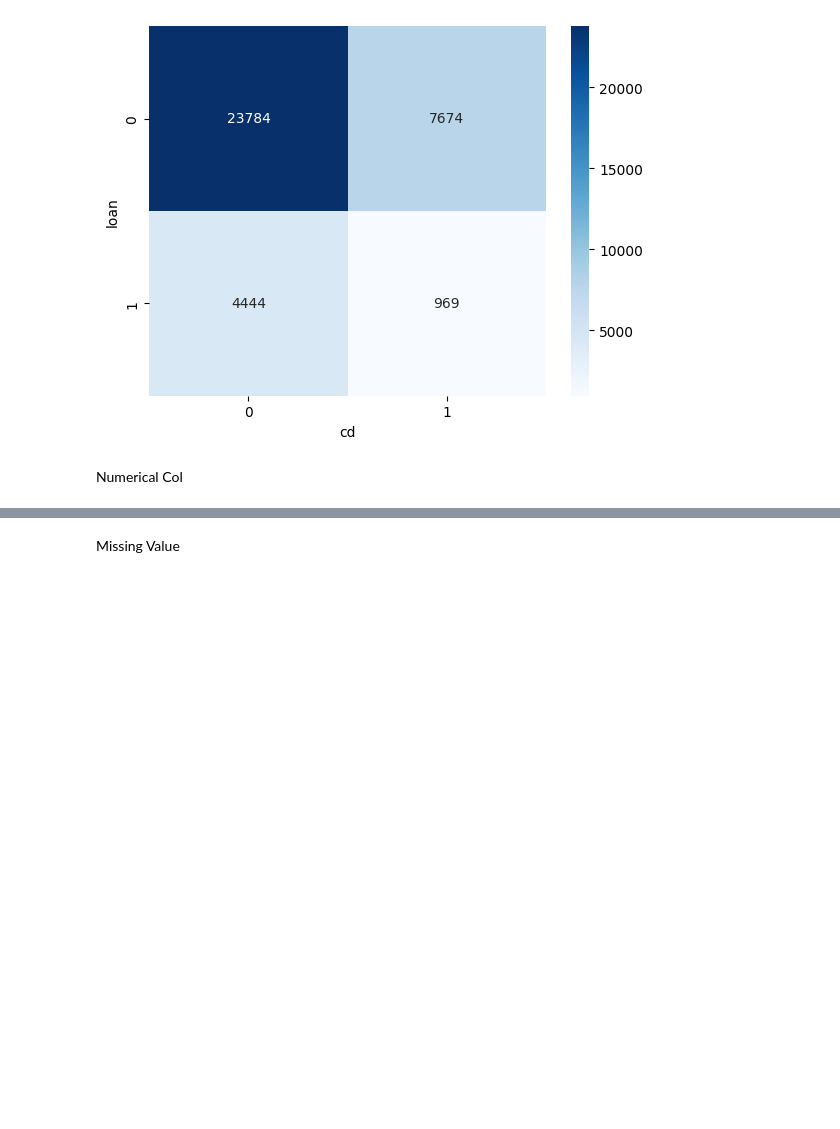
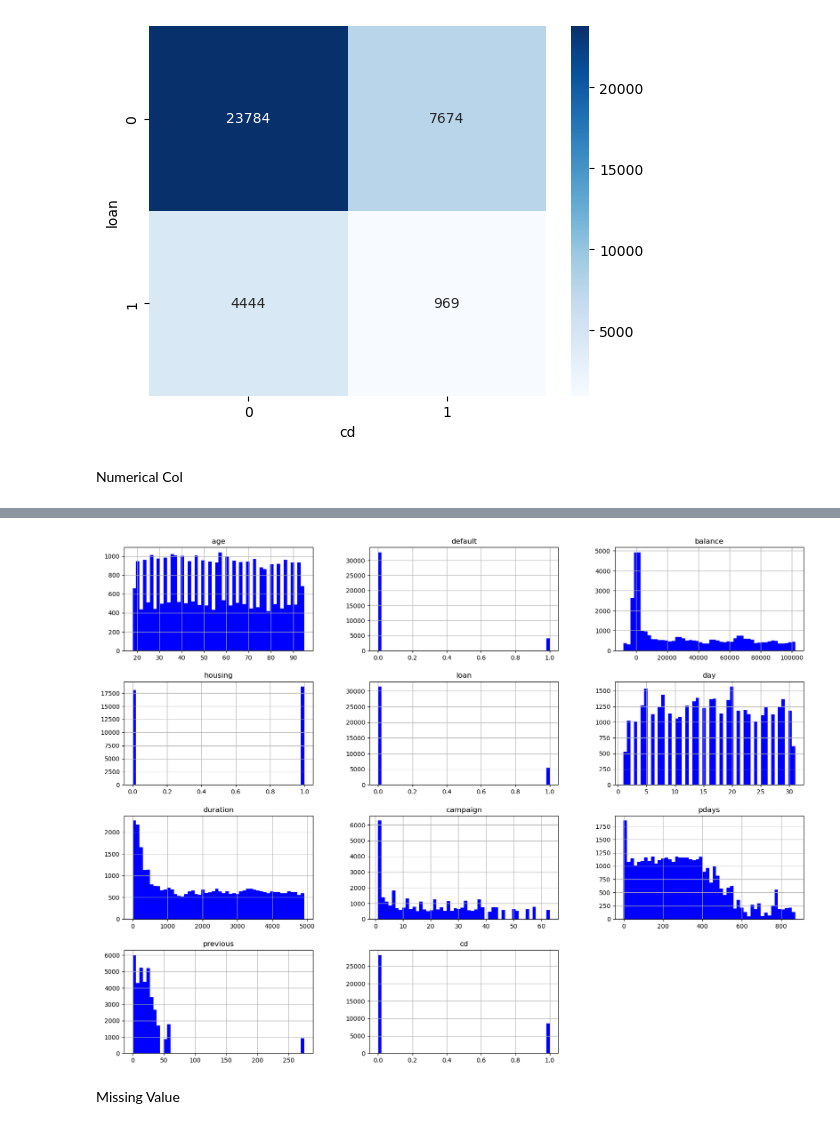
Before and after one commit to adityakr38/BankCD-Prediction, a Jupyter notebook: research/Expriement.ipynb, the cells around one changed output, grey strips where cells are left out. Drawn from its saved outputs; the diff is of its cells as text; code cells hidden in the pictures; blank space fills up the shorter version.

```diff
--- a/research/Expriement.ipynb
+++ b/research/Expriement.ipynb
@@ -370,6 +390,11 @@ for col in columns_to_plot:
 [figure]
 [figure]
 [figure]
+# %%
+df.hist(bins=50, figsize =(20,15), color = "blue")
+plt.show()
+# %% [output]
+[figure, added]
 # %% [markdown]
 Missing Value
 # %%
```
Also changed, not shown: parts of 4 cells of this notebook, 8 other files.
